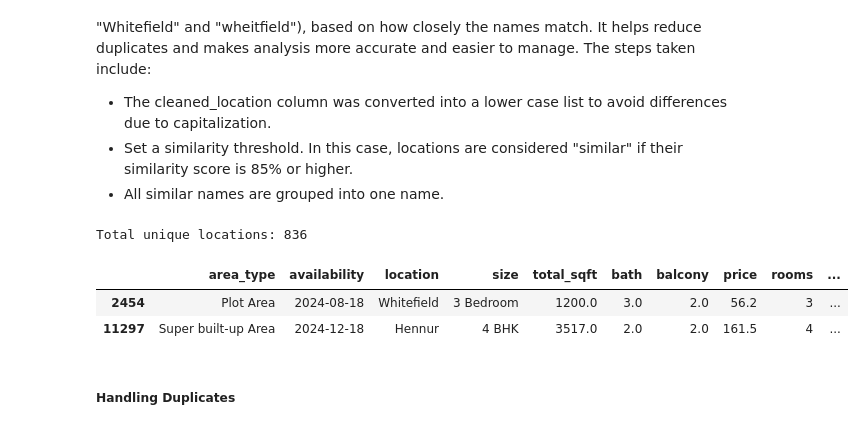
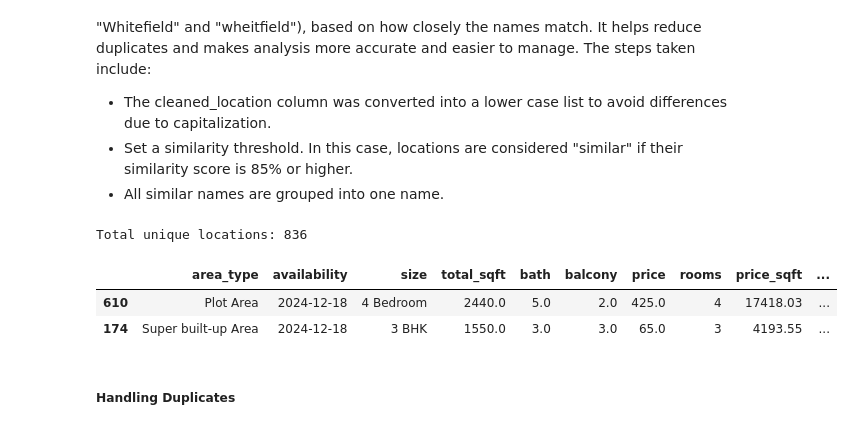
Before and after one commit to paulinebanye/bengaluru_prediction, a Jupyter notebook: Bangalaru_House_prices_prediction.ipynb, the cells around one changed output. Saved outputs shown, nothing was run; the diff lists cells and outputs as text; code cells hidden in the pictures.

```diff
--- a/Bangalaru_House_prices_prediction.ipynb
+++ b/Bangalaru_House_prices_prediction.ipynb
@@ -156,7 +156,7 @@ pd.set_option('display.max_colwidth', None) # prevent truncation of string field
 # %% [markdown]
 ###### <font size=2>*From Local Folder*</font>
 # %%
-df_original = pd.read_csv("database/bengaluru_house_prices.csv")
+df_original = pd.read_csv("bengaluru_house_prices.csv")
 # %% [markdown]
 ##### **Create A Backup Dataframe**
 # %%
@@ -546,36 +546,39 @@ Closer inspection of the cleaned location column revealed some inconsistencies i
 # list the locations
 names = df["cleaned_location"].tolist()
 
 similarity_threshold = 85 # threshold for similarity
 mapped_names = {} # dictionary to store the matches
 normalized_names = {name.lower(): name for name in names} # convert names to lowercase
 
 for name in names:
     if name.lower() not in mapped_names:
         matches = rfz.process.extract( # find the best matches
             query=name.lower(),
             choices=normalized_names.keys(),  # use only lowercase keys
             scorer=rfz.fuzz.ratio,
             limit=len(names)
         )
 
         similar = [ # find matches higher than the threshold
             normalized_names[match[0]]
             for match in matches if match[1] >= similarity_threshold
         ]
 
         for match in similar: # map all similar names
             mapped_names[match.lower()] = name
 
 df['Location'] = df["cleaned_location"].map(lambda x: mapped_names[x.lower()])
 
+# drop the extra location columns
+df.drop(['location', 'cleaned_location'], axis=1, inplace=True)
+
 print(f"Total unique locations: {df['Location'].nunique()}")
 df.sample(2)
 # %% [output]
 Total unique locations: 836
-|  | area_type | availability | location | size | total_sqft | bath | balcony | price | rooms | ... |
-| 2454 | Plot Area | 2024-08-18 | Whitefield | 3 Bedroom | 1200.0 | 3.0 | 2.0 | 56.2 | 3 | ... |
-| 11297 | Super built-up Area | 2024-12-18 | Hennur | 4 BHK | 3517.0 | 2.0 | 2.0 | 161.5 | 4 | ... |
+|  | area_type | availability | size | total_sqft | bath | balcony | price | rooms | price_sqft | ... |
+| 610 | Plot Area | 2024-12-18 | 4 Bedroom | 2440.0 | 5.0 | 2.0 | 425.0 | 4 | 17418.03 | ... |
+| 174 | Super built-up Area | 2024-12-18 | 3 BHK | 1550.0 | 3.0 | 3.0 | 65.0 | 3 | 4193.55 | ... |
 # %% [markdown]
 ##### **Handling Duplicates**
 # %% [markdown]
```
Also changed, not shown: parts of 50 cells of this notebook, 1 other file.
